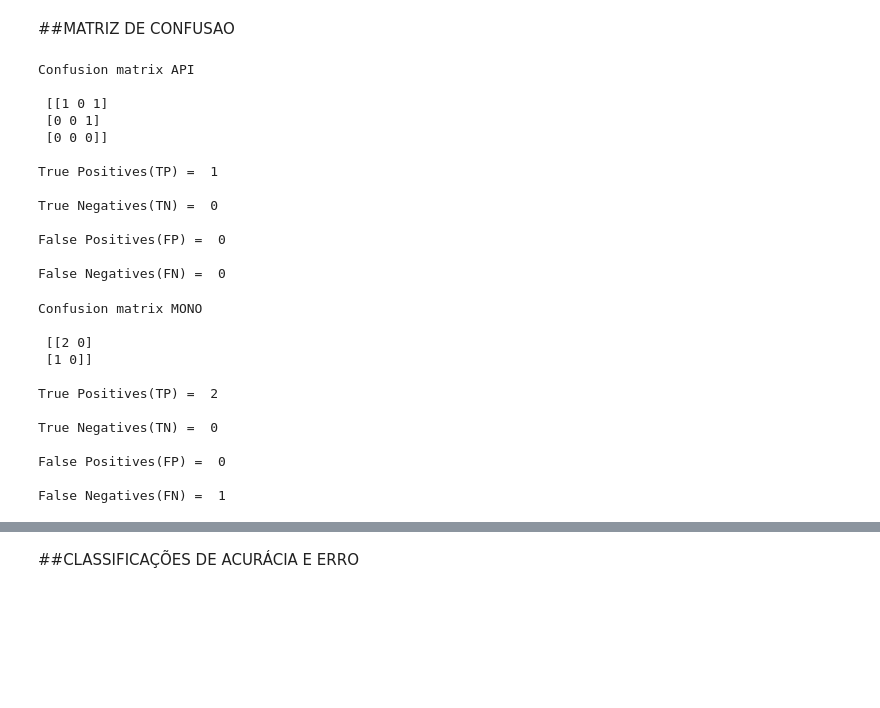
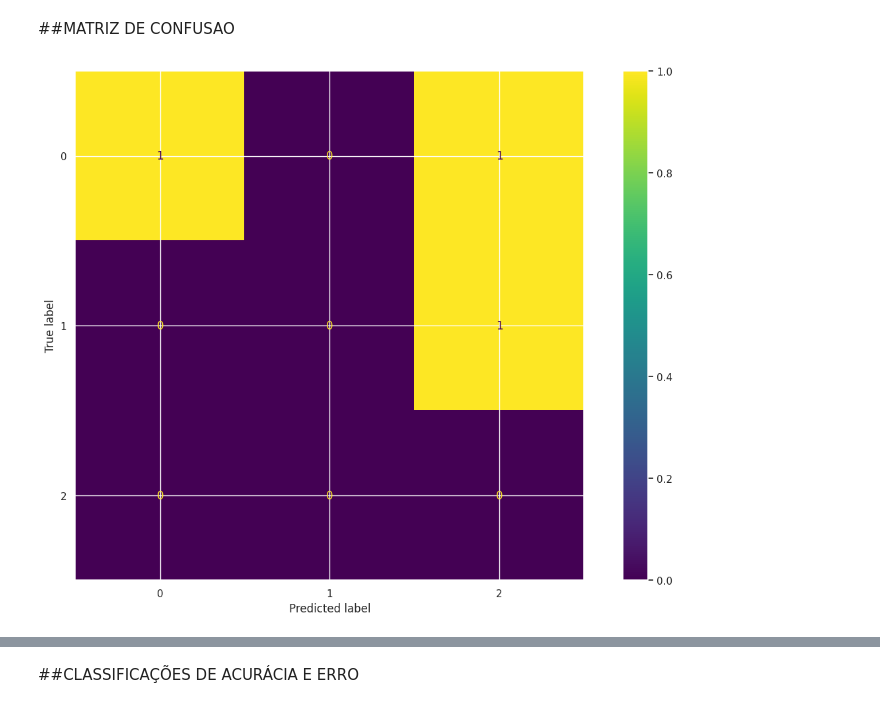
Before and after one commit to TheJulius/TCC, a Jupyter notebook: TCC.ipynb, the cells around one changed output, grey strips where cells are left out. Saved outputs shown, nothing was run; the diff lists cells and outputs as text; code cells hidden in the pictures; blank space fills up the shorter version.

```diff
--- a/TCC.ipynb
+++ b/TCC.ipynb
@@ -193,54 +197,10 @@ Training set score MONO: 0.8182
 Test set score MONO: 0.6667
 # %% [markdown]
 ##MATRIZ DE CONFUSAO
-# %%
-cm = confusion_matrix(y_test, y_pred_api)
-
-print('Confusion matrix API\n\n', cm)
-
-print('\nTrue Positives(TP) = ', cm[0,0])
-
-print('\nTrue Negatives(TN) = ', cm[1,1])
-
-print('\nFalse Positives(FP) = ', cm[0,1])
-
-print('\nFalse Negatives(FN) = ', cm[1,0])
-# %% [output]
-Confusion matrix API
-
- [[1 0 1]
- [0 0 1]
- [0 0 0]]
-
-True Positives(TP) =  1
-
-True Negatives(TN) =  0
-
-False Positives(FP) =  0
-
-False Negatives(FN) =  0
-# %%
-cm_2 = confusion_matrix(y_test, y_pred_mono)
-
-print('Confusion matrix MONO\n\n', cm_2)
-
-print('\nTrue Positives(TP) = ', cm_2[0,0])
-
-print('\nTrue Negatives(TN) = ', cm_2[1,1])
-
-print('\nFalse Positives(FP) = ', cm_2[0,1])
-
-print('\nFalse Negatives(FN) = ', cm_2[1,0])
-# %% [output]
-Confusion matrix MONO
-
- [[2 0]
- [1 0]]
-
-True Positives(TP) =  2
-
-True Negatives(TN) =  0
-
-False Positives(FP) =  0
-
-False Negatives(FN) =  1
+# %%
+mc = confusion_matrix(y_test,y_pred_api)
+exibir_mc = ConfusionMatrixDisplay(confusion_matrix=mc)
+exibir_mc.plot()
+plt.show()
+# %% [output]
+[figure, added]
```
Also changed, not shown: parts of 8 cells of this notebook.
